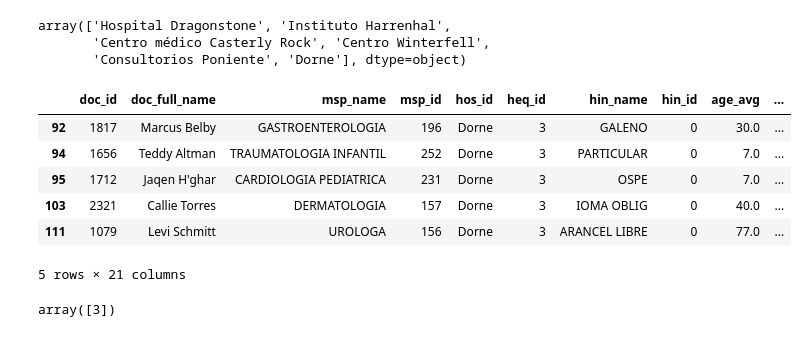
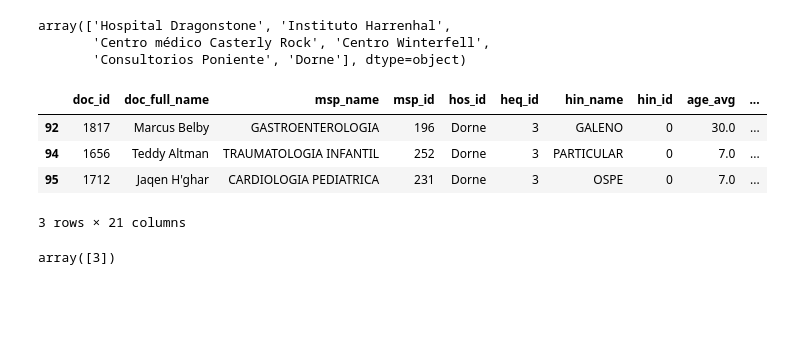
Before and after one commit to manufabregas/Dataset-Asistencia-a-turnos-m-dicos, a Jupyter notebook: Práctico_1_Análisis_y_visualización_de_datos.ipynb, the cells around one changed output. Cells and saved outputs as stored; diff of their text form; code cells hidden in the pictures; blank space fills up the shorter version.

```diff
--- a/Práctico_1_Análisis_y_visualización_de_datos.ipynb
+++ b/Práctico_1_Análisis_y_visualización_de_datos.ipynb
@@ -134,15 +134,13 @@ array(['Hospital Dragonstone', 'Instituto Harrenhal',
        'Consultorios Poniente', 'Dorne'], dtype=object)
 # %%
 #Turnos médicos en Dorne
-df[df['hos_id']=='Dorne'].head()
+df[df['hos_id']=='Dorne'].head(3)
 # %% [output]
 |  | doc_id | doc_full_name | msp_name | msp_id | hos_id | heq_id | hin_name | hin_id | age_avg | ... |
 | 92 | 1817 | Marcus Belby | GASTROENTEROLOGIA | 196 | Dorne | 3 | GALENO | 0 | 30.0 | ... |
 | 94 | 1656 | Teddy Altman | TRAUMATOLOGIA INFANTIL | 252 | Dorne | 3 | PARTICULAR | 0 | 7.0 | ... |
 | 95 | 1712 | Jaqen H'ghar | CARDIOLOGIA PEDIATRICA | 231 | Dorne | 3 | OSPE | 0 | 7.0 | ... |
-| 103 | 2321 | Callie Torres | DERMATOLOGIA | 157 | Dorne | 3 | IOMA OBLIG | 0 | 40.0 | ... |
-| 111 | 1079 | Levi Schmitt | UROLOGA | 156 | Dorne | 3 | ARANCEL LIBRE | 0 | 77.0 | ... |
-5 rows × 21 columns
+3 rows × 21 columns
 # %%
 #Cantidad de sedes de Dorne
 df[df['hos_id']=='Dorne'].heq_id.unique()
```
Also changed, not shown: parts of 15 cells of this notebook.
